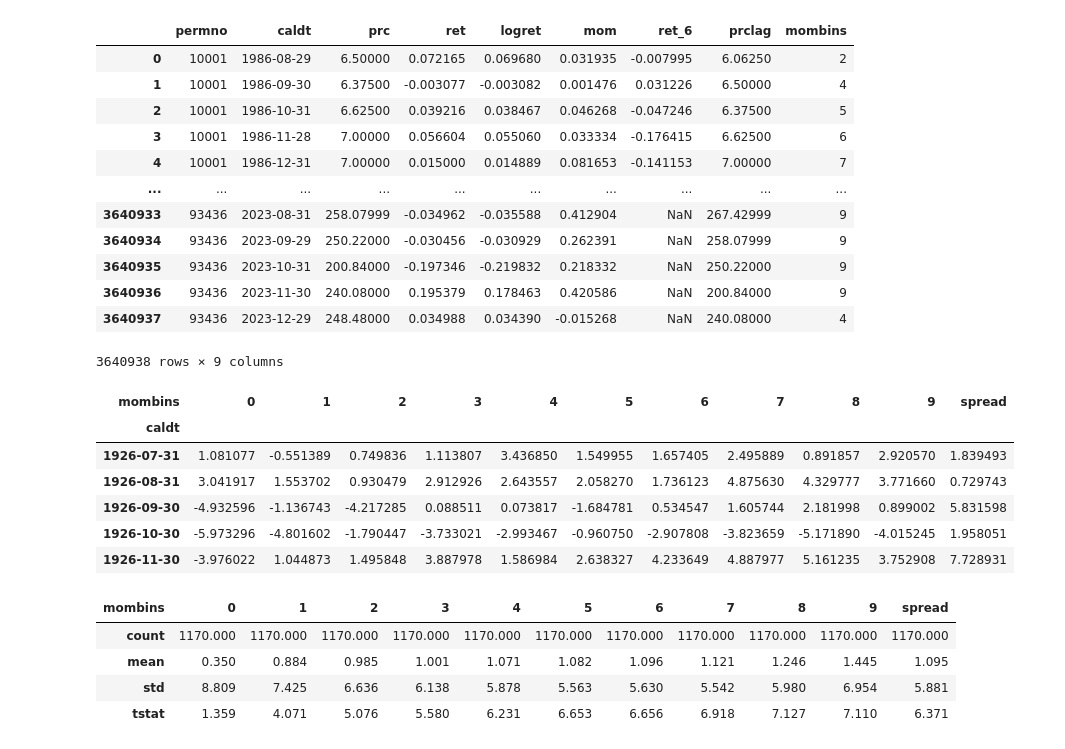
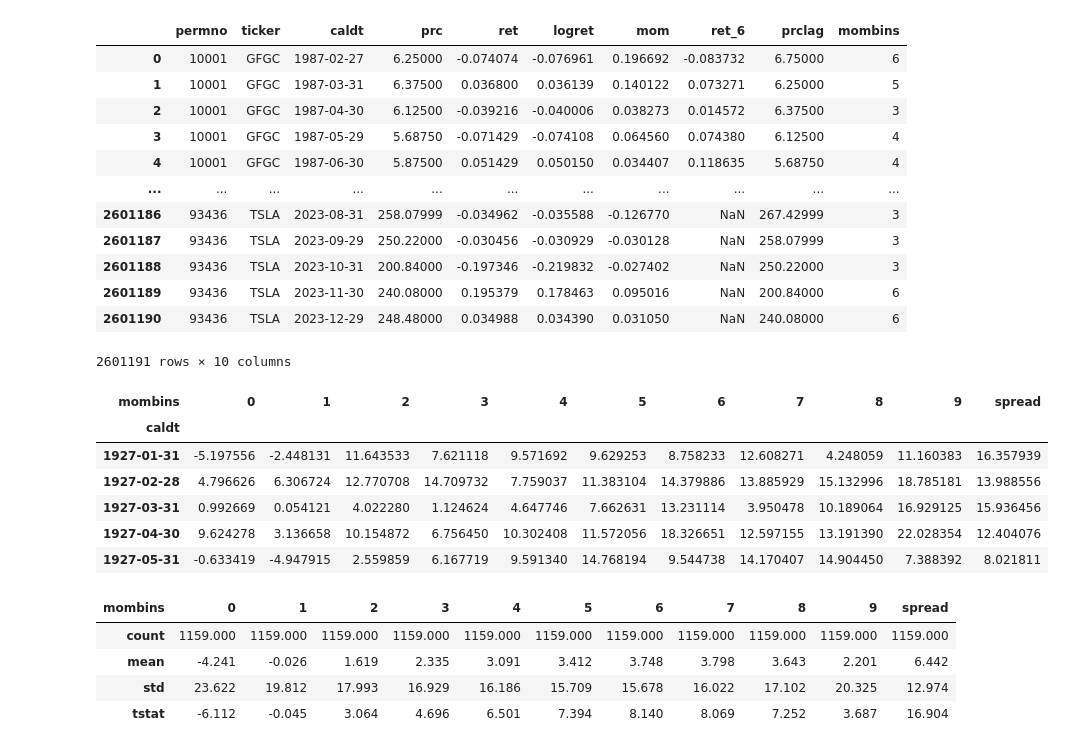
Before and after one commit to andrewhall1124/momentum, a Jupyter notebook: momentum.ipynb, the cells around one changed output. Saved outputs shown, nothing was run; the diff lists cells and outputs as text; code cells hidden in the pictures.

```diff
--- a/momentum.ipynb
+++ b/momentum.ipynb
@@ -7,7 +7,7 @@ import seaborn as sns
 # %%
 # Read in crsp monthly data
 
-df = pd.read_feather("crsp_monthly.ftr")
+df = pd.read_parquet("~/Data/crsp_monthly_clean.parquet")
 
 df.head()
 # %% [output]
@@ -24,7 +24,8 @@ df['prc'] = abs(df['prc'])
 
 df.sort_values(by=['permno', 'caldt'], inplace=True)
 
-df = df[['permno', 'caldt', 'prc', 'ret']]
+df = df[['permno', 'ticker', 'caldt', 'prc', 'ret']]
+
 
 df.head()
 # %% [output]
@@ -37,16 +38,20 @@ df.head()
 # %%
 # Calculate momentum feature
+window = 11
+skip = 1
+holding_period = 6
+holding_period_var = f'ret_{holding_period}'
 
 # Log Returns
-df['logret'] = np.log(1 + df['ret'])
+df['logret'] = np.log1p(df['ret'])
 
 # Momentum from t-6 to t-1
-df['mom'] = df.groupby('permno')['logret'].rolling(5,5).sum().reset_index(drop=True)
-df['mom'] = df.groupby('permno')['mom'].shift(2)
+df['mom'] = df.groupby('permno')['logret'].rolling(window,window).sum().reset_index(drop=True)
+df['mom'] = df.groupby('permno')['mom'].shift(skip + 1) # Once for skip and once for lag
 
 # Holding period returns
-df['ret_6'] = df.groupby('permno')['logret'].rolling(6,6).sum().reset_index(drop=True)
-df['ret_6'] = df.groupby('permno')['ret_6'].shift(-6)
+df[holding_period_var] = df.groupby('permno')['logret'].rolling(holding_period,holding_period).sum().reset_index(drop=True)
+df[holding_period_var] = df.groupby('permno')[holding_period_var].shift(-(holding_period-1))
 
 df
 # %% [output]
@@ -92,51 +97,47 @@ df['mombins'] = df.groupby("caldt")['mom'].transform(lambda x: pd.qcut(x, 10, la
 
 df
 # %% [output]
-|  | permno | caldt | prc | ret | logret | mom | ret_6 | prclag | mombins |
-| 0 | 10001 | 1986-08-29 | 6.50000 | 0.072165 | 0.069680 | 0.031935 | -0.007995 | 6.06250 | 2 |
-| 1 | 10001 | 1986-09-30 | 6.37500 | -0.003077 | -0.003082 | 0.001476 | 0.031226 | 6.50000 | 4 |
-| 2 | 10001 | 1986-10-31 | 6.62500 | 0.039216 | 0.038467 | 0.046268 | -0.047246 | 6.37500 | 5 |
-| 3 | 10001 | 1986-11-28 | 7.00000 | 0.056604 | 0.055060 | 0.033334 | -0.176415 | 6.62500 | 6 |
-| 4 | 10001 | 1986-12-31 | 7.00000 | 0.015000 | 0.014889 | 0.081653 | -0.141153 | 7.00000 | 7 |
-| ... | ... | ... | ... | ... | ... | ... | ... | ... | ... |
-| 3640933 | 93436 | 2023-08-31 | 258.07999 | -0.034962 | -0.035588 | 0.412904 | NaN | 267.42999 | 9 |
-| 3640934 | 93436 | 2023-09-29 | 250.22000 | -0.030456 | -0.030929 | 0.262391 | NaN | 258.07999 | 9 |
-| 3640935 | 93436 | 2023-10-31 | 200.84000 | -0.197346 | -0.219832 | 0.218332 | NaN | 250.22000 | 9 |
-| 3640936 | 93436 | 2023-11-30 | 240.08000 | 0.195379 | 0.178463 | 0.420586 | NaN | 200.84000 | 9 |
-| 3640937 | 93436 | 2023-12-29 | 248.48000 | 0.034988 | 0.034390 | -0.015268 | NaN | 240.08000 | 4 |
+|  | permno | ticker | caldt | prc | ret | logret | mom | ret_6 | prclag | mombins |
+| 0 | 10001 | GFGC | 1987-02-27 | 6.25000 | -0.074074 | -0.076961 | 0.196692 | -0.083732 | 6.75000 | 6 |
+| 1 | 10001 | GFGC | 1987-03-31 | 6.37500 | 0.036800 | 0.036139 | 0.140122 | 0.073271 | 6.25000 | 5 |
+| 2 | 10001 | GFGC | 1987-04-30 | 6.12500 | -0.039216 | -0.040006 | 0.038273 | 0.014572 | 6.37500 | 3 |
+| 3 | 10001 | GFGC | 1987-05-29 | 5.68750 | -0.071429 | -0.074108 | 0.064560 | 0.074380 | 6.12500 | 4 |
+| 4 | 10001 | GFGC | 1987-06-30 | 5.87500 | 0.051429 | 0.050150 | 0.034407 | 0.118635 | 5.68750 | 4 |
+| ... | ... | ... | ... | ... | ... | ... | ... | ... | ... | ... |
+| 2601186 | 93436 | TSLA | 2023-08-31 | 258.07999 | -0.034962 | -0.035588 | -0.126770 | NaN | 267.42999 | 3 |
+| 2601187 | 93436 | TSLA | 2023-09-29 | 250.22000 | -0.030456 | -0.030929 | -0.030128 | NaN | 258.07999 | 3 |
+| 2601188 | 93436 | TSLA | 2023-10-31 | 200.84000 | -0.197346 | -0.219832 | -0.027402 | NaN | 250.22000 | 3 |
+| 2601189 | 93436 | TSLA | 2023-11-30 | 240.08000 | 0.195379 | 0.178463 | 0.095016 | NaN | 200.84000 | 6 |
+| 2601190 | 93436 | TSLA | 2023-12-29 | 248.48000 | 0.034988 | 0.034390 | 0.031050 | NaN | 240.08000 | 6 |
-3640938 rows × 9 columns
+2601191 rows × 10 columns
 # %%
 # Form portfolios on momentum bins
 
-# Portfolio df for backtest
-port = df.groupby(['caldt', 'mombins'])['ret'].mean().unstack(level=['mombins'])*100
+# Portfolio df for summary stats
+port = df.groupby(['caldt', 'mombins'])['ret_6'].mean().unstack(level=['mombins'])*100
 
-# Portfolio df for summary stats
-port_6 = df.groupby(['caldt', 'mombins'])['ret_6'].mean().unstack(level=['mombins'])*100
-
-# Drop rows from port_6 where we don't know the holding return
-port_6 = port.dropna()
+# Drop rows from port where we don't know the holding return
+port = port.dropna()
 
 # Spread portfolios
 port['spread'] = port[9] - port[0]
-port_6['spread'] = port[9] - port[0]
 
 port.head()
 # %% [output]
 | mombins | 0 | 1 | 2 | 3 | 4 | 5 | 6 | 7 | 8 | 9 | spread |
 | caldt |  |  |  |  |  |  |  |  |  |  |  |
-| 1926-07-31 | 1.081077 | -0.551389 | 0.749836 | 1.113807 | 3.436850 | 1.549955 | 1.657405 | 2.495889 | 0.891857 | 2.920570 | 1.839493 |
-| 1926-08-31 | 3.041917 | 1.553702 | 0.930479 | 2.912926 | 2.643557 | 2.058270 | 1.736123 | 4.875630 | 4.329777 | 3.771660 | 0.729743 |
-| 1926-09-30 | -4.932596 | -1.136743 | -4.217285 | 0.088511 | 0.073817 | -1.684781 | 0.534547 | 1.605744 | 2.181998 | 0.899002 | 5.831598 |
-| 1926-10-30 | -5.973296 | -4.801602 | -1.790447 | -3.733021 | -2.993467 | -0.960750 | -2.907808 | -3.823659 | -5.171890 | -4.015245 | 1.958051 |
-| 1926-11-30 | -3.976022 | 1.044873 | 1.495848 | 3.887978 | 1.586984 | 2.638327 | 4.233649 | 4.887977 | 5.161235 | 3.752908 | 7.728931 |
+| 1927-01-31 | -5.197556 | -2.448131 | 11.643533 | 7.621118 | 9.571692 | 9.629253 | 8.758233 | 12.608271 | 4.248059 | 11.160383 | 16.357939 |
+| 1927-02-28 | 4.796626 | 6.306724 | 12.770708 | 14.709732 | 7.759037 | 11.383104 | 14.379886 | 13.885929 | 15.132996 | 18.785181 | 13.988556 |
+| 1927-03-31 | 0.992669 | 0.054121 | 4.022280 | 1.124624 | 4.647746 | 7.662631 | 13.231114 | 3.950478 | 10.189064 | 16.929125 | 15.936456 |
+| 1927-04-30 | 9.624278 | 3.136658 | 10.154872 | 6.756450 | 10.302408 | 11.572056 | 18.326651 | 12.597155 | 13.191390 | 22.028354 | 12.404076 |
+| 1927-05-31 | -0.633419 | -4.947915 | 2.559859 | 6.167719 | 9.591340 | 14.768194 | 9.544738 | 14.170407 | 14.904450 | 7.388392 | 8.021811 |
 # %%
 # Summary
 
-summary(port_6).loc[['count','mean','std','tstat']].round(3)
+summary(port).loc[['count','mean','std','tstat']].round(3)
 # %% [output]
 | mombins | 0 | 1 | 2 | 3 | 4 | 5 | 6 | 7 | 8 | 9 | spread |
-| count | 1170.000 | 1170.000 | 1170.000 | 1170.000 | 1170.000 | 1170.000 | 1170.000 | 1170.000 | 1170.000 | 1170.000 | 1170.000 |
-| mean | 0.350 | 0.884 | 0.985 | 1.001 | 1.071 | 1.082 | 1.096 | 1.121 | 1.246 | 1.445 | 1.095 |
-| std | 8.809 | 7.425 | 6.636 | 6.138 | 5.878 | 5.563 | 5.630 | 5.542 | 5.980 | 6.954 | 5.881 |
-| tstat | 1.359 | 4.071 | 5.076 | 5.580 | 6.231 | 6.653 | 6.656 | 6.918 | 7.127 | 7.110 | 6.371 |
+| count | 1159.000 | 1159.000 | 1159.000 | 1159.000 | 1159.000 | 1159.000 | 1159.000 | 1159.000 | 1159.000 | 1159.000 | 1159.000 |
+| mean | -4.241 | -0.026 | 1.619 | 2.335 | 3.091 | 3.412 | 3.748 | 3.798 | 3.643 | 2.201 | 6.442 |
+| std | 23.622 | 19.812 | 17.993 | 16.929 | 16.186 | 15.709 | 15.678 | 16.022 | 17.102 | 20.325 | 12.974 |
+| tstat | -6.112 | -0.045 | 3.064 | 4.696 | 6.501 | 7.394 | 8.140 | 8.069 | 7.252 | 3.687 | 16.904 |
```
Also changed, not shown: parts of 6 cells of this notebook, 1 other file.
